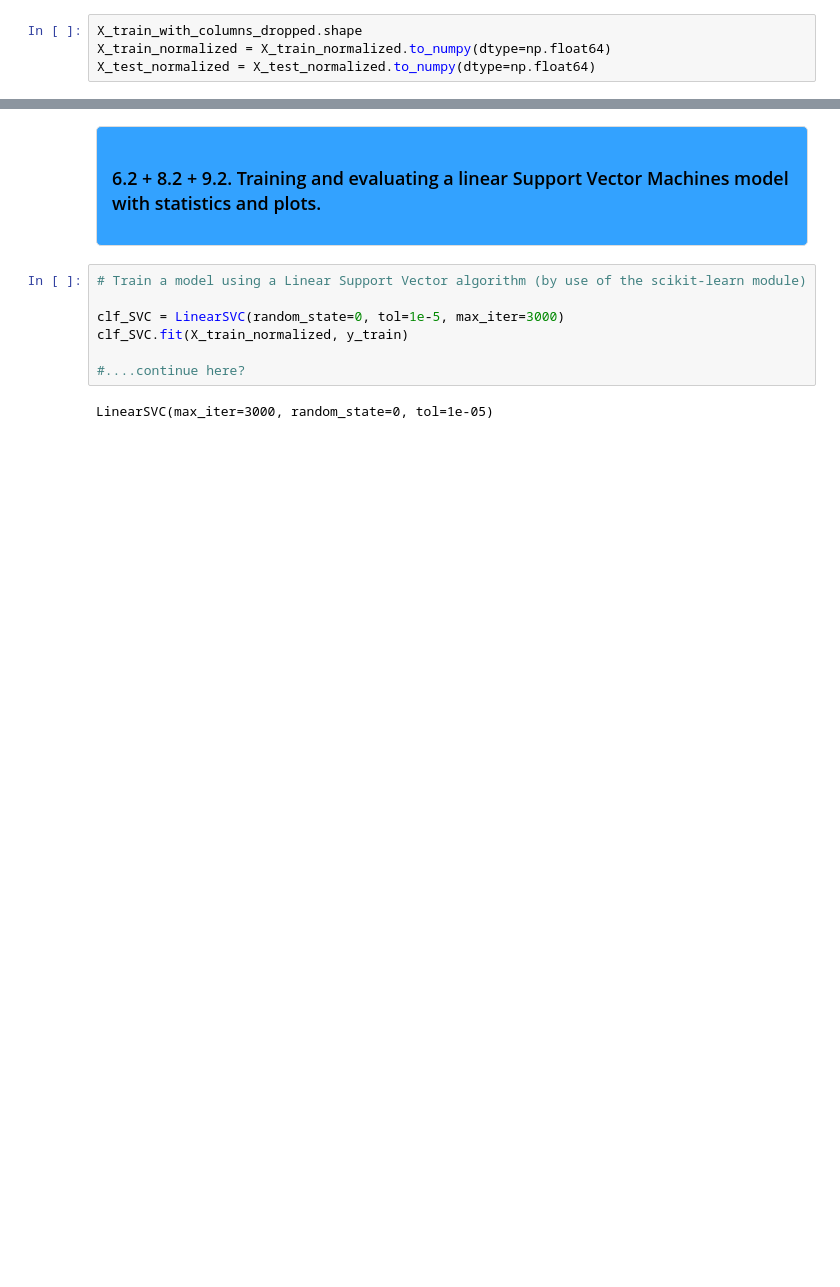
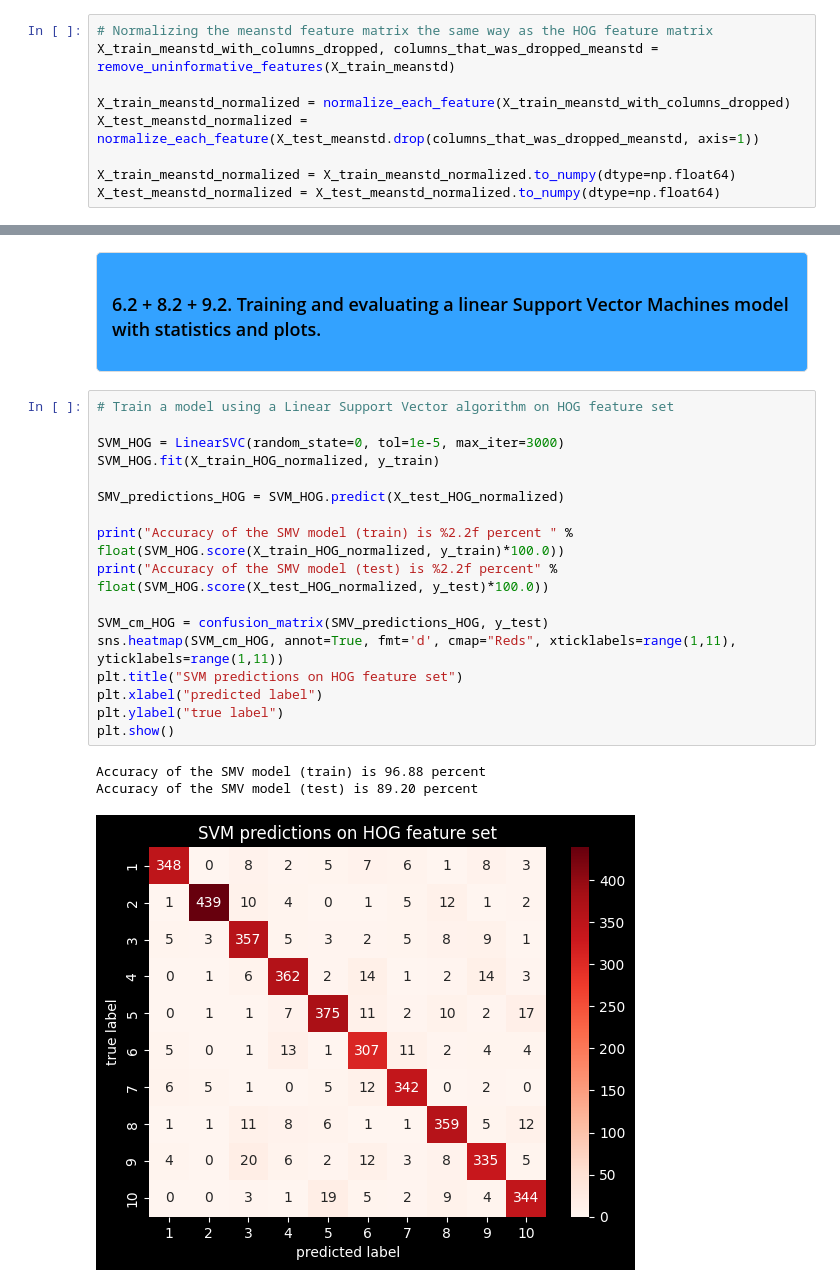
Before and after one commit to Victor-L-Almgren/Collaboration-Repo, a Jupyter notebook: Applied machine learning/Module 1/Lab 1.ipynb, the cells around one changed output, grey strips where cells are left out. Saved outputs shown, nothing was run; the diff lists cells and outputs as text; blank space fills up the shorter version.

```diff
--- a/Applied machine learning/Module 1/Lab 1.ipynb
+++ b/Applied machine learning/Module 1/Lab 1.ipynb
@@ -258,7 +300,12 @@ X_test_normalized = normalize_each_feature(X_test.drop(columns_that_was_dropped,
 # %%
-X_train_with_columns_dropped.shape
-X_train_normalized = X_train_normalized.to_numpy(dtype=np.float64)
-X_test_normalized = X_test_normalized.to_numpy(dtype=np.float64)
+# Normalizing the meanstd feature matrix the same way as the HOG feature matrix
+X_train_meanstd_with_columns_dropped, columns_that_was_dropped_meanstd = remove_uninformative_features(X_train_meanstd)
+
+X_train_meanstd_normalized = normalize_each_feature(X_train_meanstd_with_columns_dropped)
+X_test_meanstd_normalized = normalize_each_feature(X_test_meanstd.drop(columns_that_was_dropped_meanstd, axis=1))
+
+X_train_meanstd_normalized = X_train_meanstd_normalized.to_numpy(dtype=np.float64)
+X_test_meanstd_normalized = X_test_meanstd_normalized.to_numpy(dtype=np.float64)
 # %% [markdown]
 <div style="background-color: #33a2ff; padding: 15px; border-radius: 5px; border: 1px solid #dcdcdc;">
 
@@ -308,11 +370,23 @@ Accuracy of the k-NN model (test) is 82.75 percent
 
 ### 6.2 + 8.2 + 9.2. Training and evaluating a linear Support Vector Machines model with statistics and plots.
 # %%
-# Train a model using a Linear Support Vector algorithm (by use of the scikit-learn module)
+# Train a model using a Linear Support Vector algorithm on HOG feature set
 
-clf_SVC = LinearSVC(random_state=0, tol=1e-5, max_iter=3000)
-clf_SVC.fit(X_train_normalized, y_train)
+SVM_HOG = LinearSVC(random_state=0, tol=1e-5, max_iter=3000)
+SVM_HOG.fit(X_train_HOG_normalized, y_train)
 
-#....continue here?
+SMV_predictions_HOG = SVM_HOG.predict(X_test_HOG_normalized)
+
+print("Accuracy of the SMV model (train) is %2.2f percent " % float(SVM_HOG.score(X_train_HOG_normalized, y_train)*100.0))
+print("Accuracy of the SMV model (test) is %2.2f percent" % float(SVM_HOG.score(X_test_HOG_normalized, y_test)*100.0))
+
+SVM_cm_HOG = confusion_matrix(SMV_predictions_HOG, y_test)
+sns.heatmap(SVM_cm_HOG, annot=True, fmt='d', cmap="Reds", xticklabels=range(1,11), yticklabels=range(1,11))
+plt.title("SVM predictions on HOG feature set")
+plt.xlabel("predicted label")
+plt.ylabel("true label")
+plt.show()
 # %% [output]
-LinearSVC(max_iter=3000, random_state=0, tol=1e-05)
+Accuracy of the SMV model (train) is 96.88 percent
+Accuracy of the SMV model (test) is 89.20 percent
+[figure, added]
```
Also changed, not shown: parts of 12 cells of this notebook.
